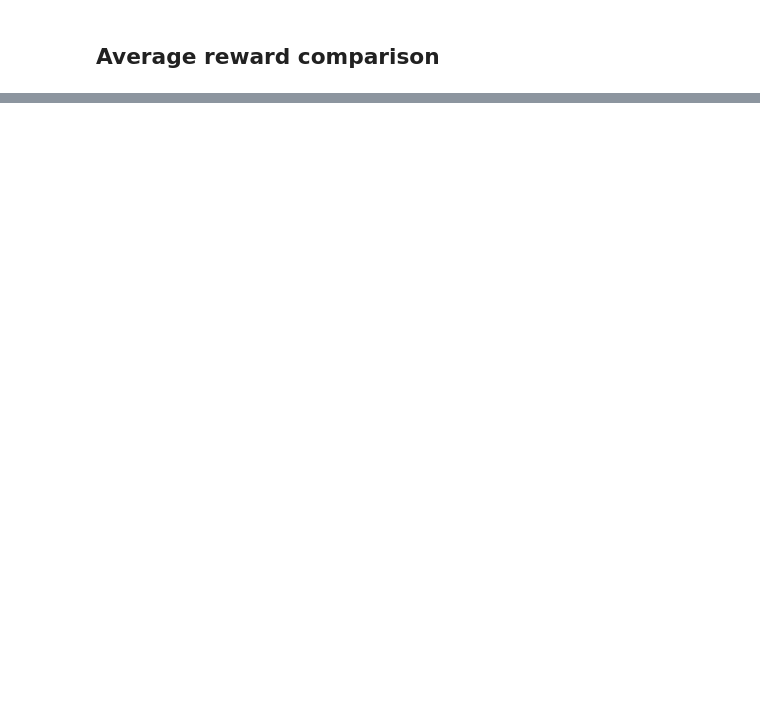
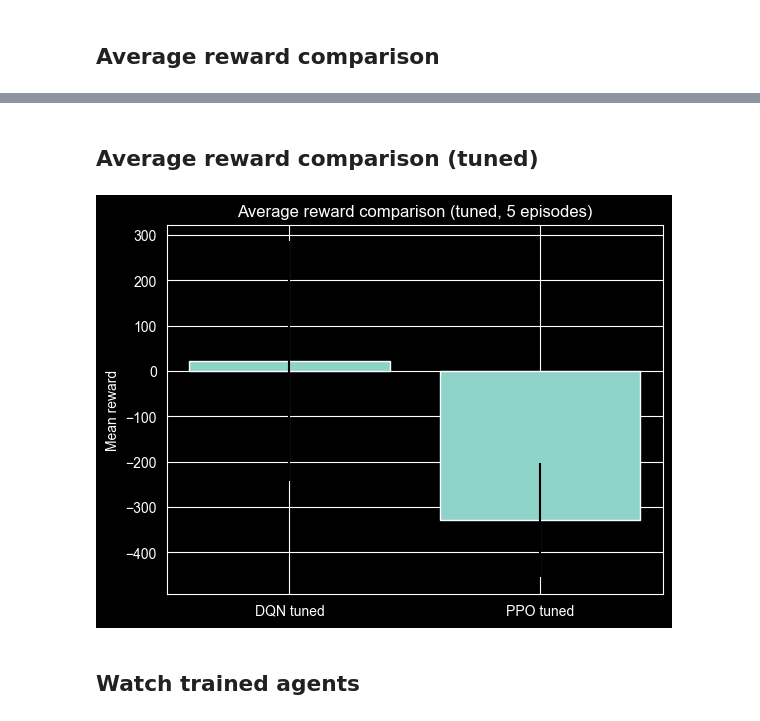
Before and after one commit to thanasisxan/AI-101-Machine-Learning, a Jupyter notebook: Exercise-9/rl-lunar-lander.ipynb, the cells around one changed output, grey strips where cells are left out. Cells and saved outputs as stored; diff of their text form; code cells hidden in the pictures; blank space fills up the shorter version.

```diff
--- a/Exercise-9/rl-lunar-lander.ipynb
+++ b/Exercise-9/rl-lunar-lander.ipynb
@@ -303,0 +415,11 @@ plt.show()
+# %% [markdown]
+## Average reward comparison (tuned)
+# %%
+plt.bar(["DQN tuned", "PPO tuned"], [dqn_tuned_mean, ppo_tuned_mean], yerr=[dqn_tuned_std, ppo_tuned_std])
+plt.ylabel("Mean reward")
+plt.title("Average reward comparison (tuned, 5 episodes)")
+plt.show()
+# %% [output]
+[figure, added]
+# %% [markdown]
+## Watch trained agents
```
Also changed, not shown: parts of 19 cells of this notebook, 3 other files.
